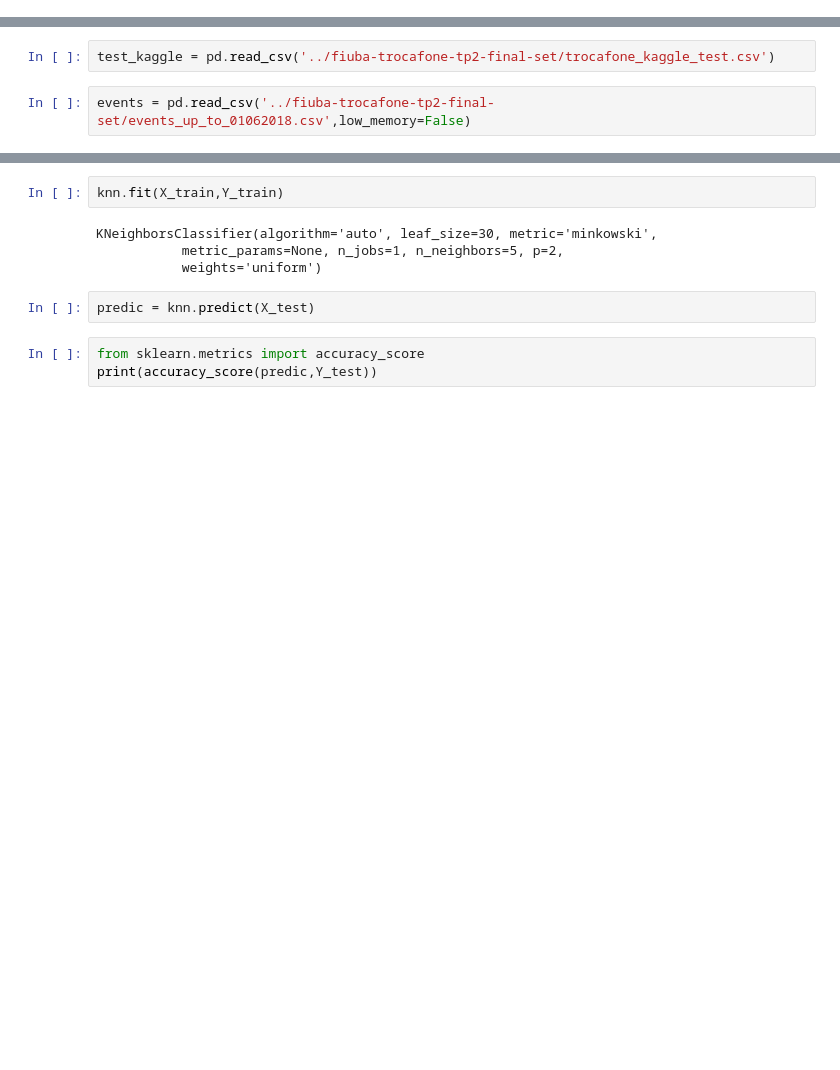
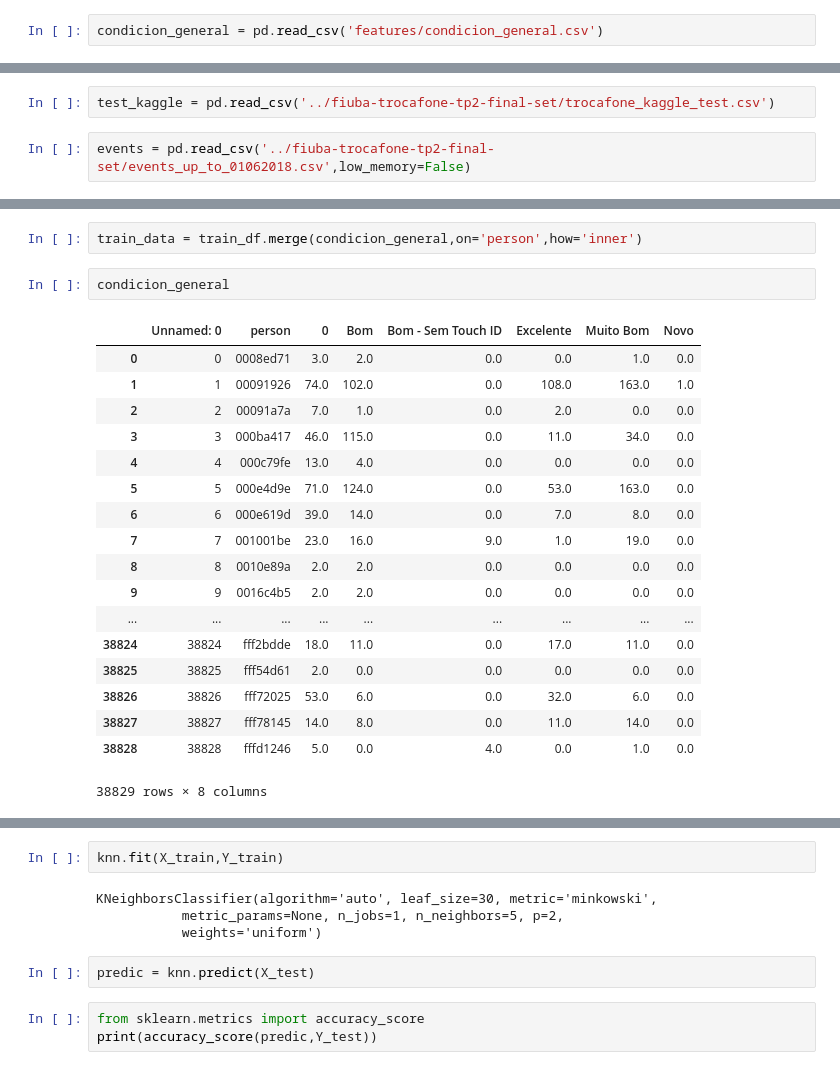
Before and after one commit to EugeniaFranchi/TP-Datos, a Jupyter notebook: TP2/KNN.ipynb, the cells around one changed output, grey strips where cells are left out. Saved outputs shown, nothing was run; the diff lists cells and outputs as text; blank space fills up the shorter version.

```diff
--- a/TP2/KNN.ipynb
+++ b/TP2/KNN.ipynb
@@ -6,3 +6,5 @@ import pandas as pd
 import numpy as np
 # %%
 condicion_feature = pd.read_csv('features/condition_feature.csv')
+# %%
+condicion_general = pd.read_csv('features/condicion_general.csv')
@@ -33,0 +43,23 @@ condicion_feature
+# %%
+train_data = train_df.merge(condicion_general,on='person',how='inner')
+# %%
+condicion_general
+# %% [output]
+|  | Unnamed: 0 | person | 0 | Bom | Bom - Sem Touch ID | Excelente | Muito Bom | Novo |
+| 0 | 0 | 0008ed71 | 3.0 | 2.0 | 0.0 | 0.0 | 1.0 | 0.0 |
+| 1 | 1 | 00091926 | 74.0 | 102.0 | 0.0 | 108.0 | 163.0 | 1.0 |
+| 2 | 2 | 00091a7a | 7.0 | 1.0 | 0.0 | 2.0 | 0.0 | 0.0 |
+| 3 | 3 | 000ba417 | 46.0 | 115.0 | 0.0 | 11.0 | 34.0 | 0.0 |
+| 4 | 4 | 000c79fe | 13.0 | 4.0 | 0.0 | 0.0 | 0.0 | 0.0 |
+| 5 | 5 | 000e4d9e | 71.0 | 124.0 | 0.0 | 53.0 | 163.0 | 0.0 |
+| 6 | 6 | 000e619d | 39.0 | 14.0 | 0.0 | 7.0 | 8.0 | 0.0 |
+| 7 | 7 | 001001be | 23.0 | 16.0 | 9.0 | 1.0 | 19.0 | 0.0 |
+| 8 | 8 | 0010e89a | 2.0 | 2.0 | 0.0 | 0.0 | 0.0 | 0.0 |
+| 9 | 9 | 0016c4b5 | 2.0 | 2.0 | 0.0 | 0.0 | 0.0 | 0.0 |
+| ... | ... | ... | ... | ... | ... | ... | ... | ... |
+| 38824 | 38824 | fff2bdde | 18.0 | 11.0 | 0.0 | 17.0 | 11.0 | 0.0 |
+| 38825 | 38825 | fff54d61 | 2.0 | 0.0 | 0.0 | 0.0 | 0.0 | 0.0 |
+| 38826 | 38826 | fff72025 | 53.0 | 6.0 | 0.0 | 32.0 | 6.0 | 0.0 |
+| 38827 | 38827 | fff78145 | 14.0 | 8.0 | 0.0 | 11.0 | 14.0 | 0.0 |
+| 38828 | 38828 | fffd1246 | 5.0 | 0.0 | 4.0 | 0.0 | 1.0 | 0.0 |
+38829 rows × 8 columns
```
Also changed, not shown: parts of 28 cells of this notebook, 1 other file.
